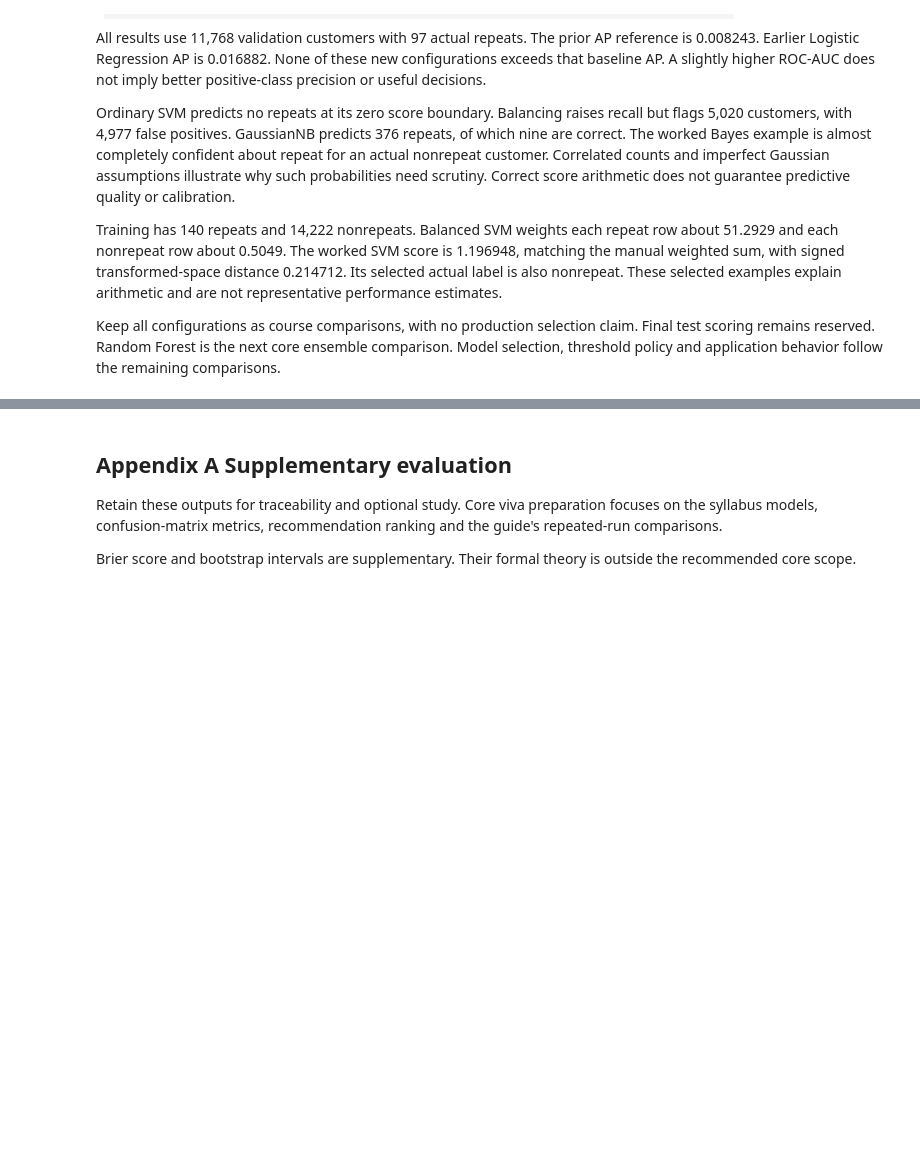
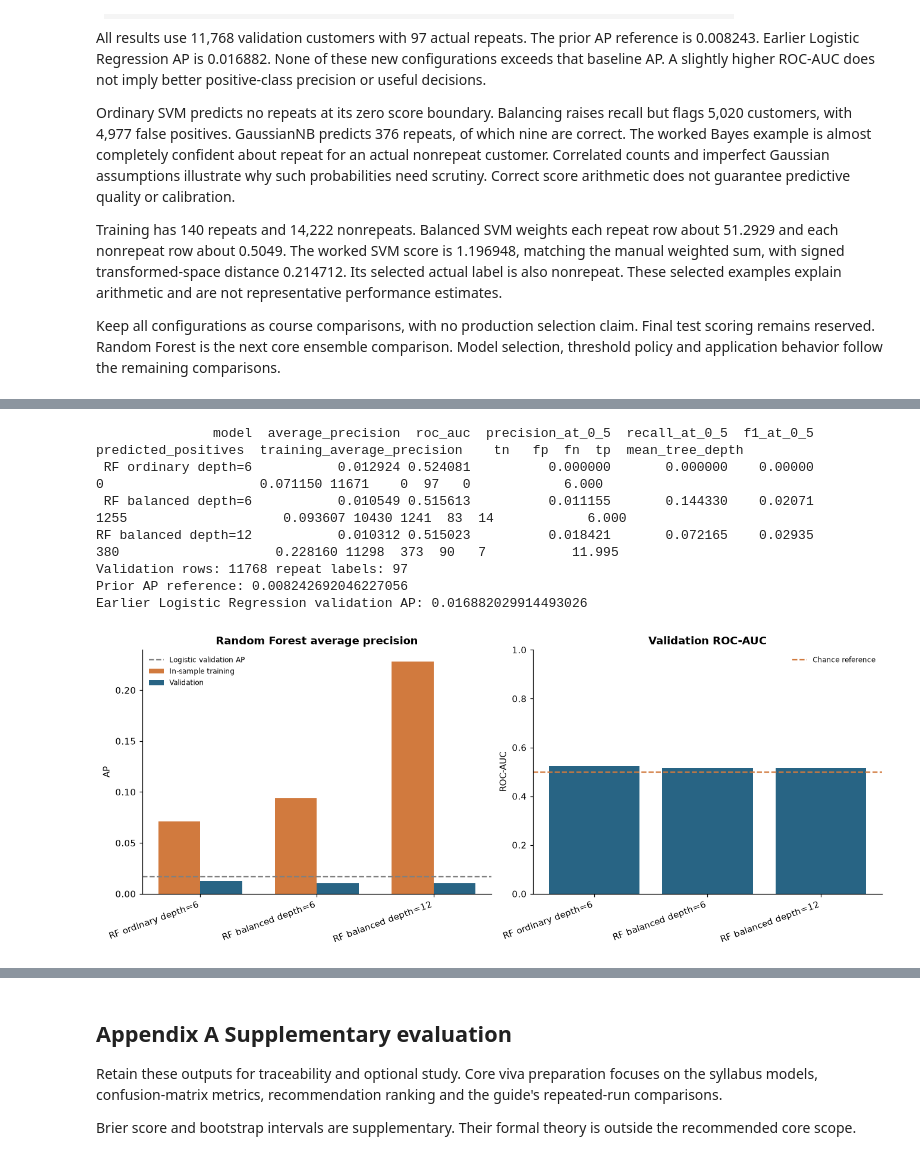
Before and after one commit to oyelurker/cse303-ml-AP24110010128-olist-recommender, a Jupyter notebook: olist_pipeline.ipynb, the cells around one changed output, grey strips where cells are left out. Cells and saved outputs as stored; diff of their text form; code cells hidden in the pictures; blank space fills up the shorter version.

Commit message:
compare Random Forest models with bagging examples

```diff
--- a/olist_pipeline.ipynb
+++ b/olist_pipeline.ipynb
@@ -3610,0 +3649,45 @@ Keep all configurations as course comparisons, with no production selection clai
+# %%
+forest_validation_probabilities = {}
+forest_rows = []
+for name, pipeline in forest_models.items():
+    train_probability = pipeline.predict_proba(X_train)[:, 1]
+    probability = pipeline.predict_proba(X_validation)[:, 1]
+    forest_validation_probabilities[name] = probability
+    row = repeat_classification_metrics(name, y_validation, probability)
+    row["training_average_precision"] = average_precision_score(y_train, train_probability)
+    tn, fp, fn, tp = confusion_matrix(y_validation, probability >= .5, labels=[0, 1]).ravel()
+    row.update(tn=int(tn), fp=int(fp), fn=int(fn), tp=int(tp))
+    row["mean_tree_depth"] = np.mean([tree.get_depth() for tree in pipeline.named_steps["classifier"].estimators_])
+    forest_rows.append(row)
+forest_results = pd.DataFrame(forest_rows)
+print(forest_results.round(6).to_string(index=False))
+print("Validation rows:", len(y_validation), "repeat labels:", int(y_validation.sum()))
+forest_prior_reference = float(y_validation.mean())
+forest_logistic_ap = float(retention_baseline_results.loc[
+    retention_baseline_results.model.eq("Logistic Regression"), "average_precision"
+].iloc[0])
+print("Prior AP reference:", forest_prior_reference)
+print("Earlier Logistic Regression validation AP:", forest_logistic_ap)
+fig, axes = plt.subplots(1, 2, figsize=(12, 4.8), layout="constrained")
+x = np.arange(len(forest_results))
+axes[0].bar(x-.18, forest_results.training_average_precision, .36, label="In-sample training", color="#d17a3e")
+axes[0].bar(x+.18, forest_results.average_precision, .36, label="Validation", color="#286484")
+axes[0].axhline(forest_logistic_ap, linestyle="--", color="grey", label="Logistic validation AP")
+axes[0].set(title="Random Forest average precision", ylabel="AP")
+axes[0].legend(frameon=False, fontsize=8)
+axes[1].bar(x, forest_results.roc_auc, color="#286484")
+axes[1].axhline(.5, linestyle="--", color="#d17a3e", label="Chance reference")
+axes[1].set(title="Validation ROC-AUC", ylabel="ROC-AUC", ylim=(0, 1))
+axes[1].legend(frameon=False, fontsize=8)
+for ax in axes:
+    ax.set_xticks(x, labels=forest_results.model, rotation=20, ha="right")
+plt.show()
+# %% [output]
+               model  average_precision  roc_auc  precision_at_0_5  recall_at_0_5  f1_at_0_5  predicted_positives  training_average_precision    tn   fp  fn  tp  mean_tree_depth
+ RF ordinary depth=6           0.012924 0.524081          0.000000       0.000000    0.00000                    0                    0.071150 11671    0  97   0            6.000
+ RF balanced depth=6           0.010549 0.515613          0.011155       0.144330    0.02071                 1255                    0.093607 10430 1241  83  14            6.000
+RF balanced depth=12           0.010312 0.515023          0.018421       0.072165    0.02935                  380                    0.228160 11298  373  90   7           11.995
+Validation rows: 11768 repeat labels: 97
+Prior AP reference: 0.008242692046227056
+Earlier Logistic Regression validation AP: 0.016882029914493026
+[figure, added]
```
Also changed, not shown: parts of 11 cells of this notebook, 3 other files.
